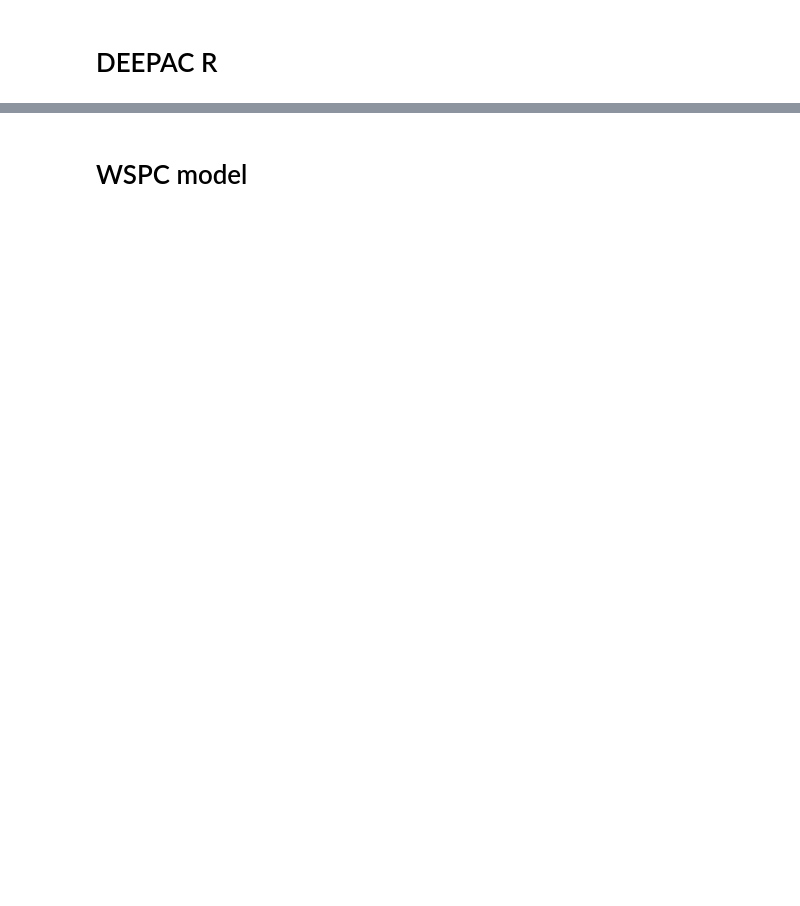
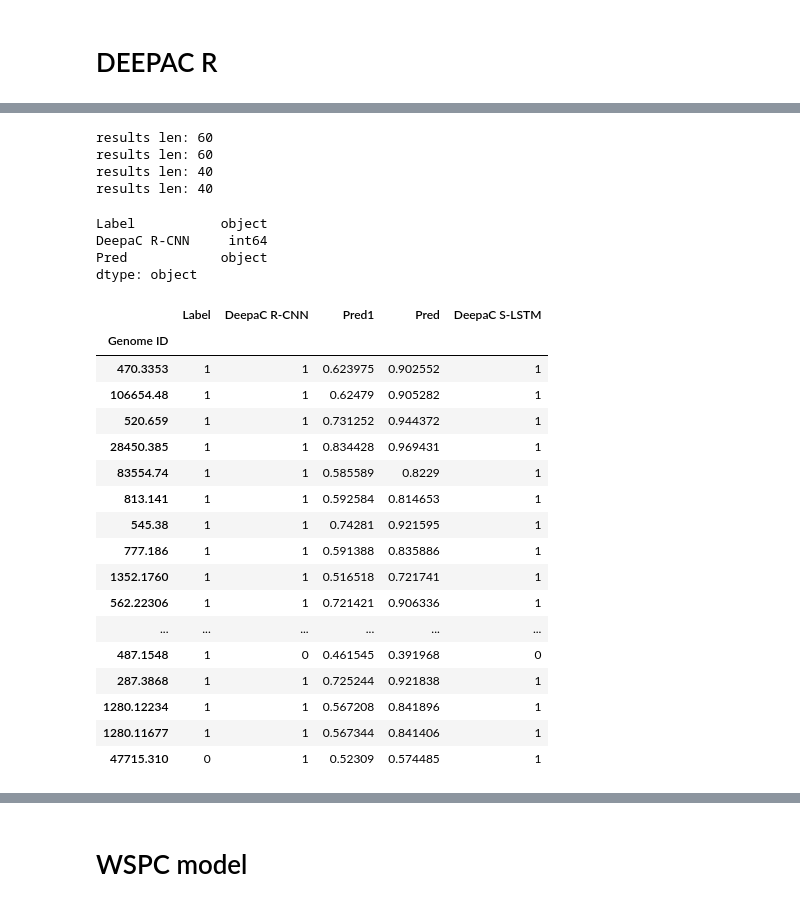
Before and after one commit to shakedna1/wspc_rep, a Jupyter notebook: comp_analysis/Bacpacs/Bacpacs_comparative_analysis.ipynb, the cells around one changed output, grey strips where cells are left out. Saved outputs shown, nothing was run; the diff lists cells and outputs as text; code cells hidden in the pictures; blank space fills up the shorter version.

```diff
--- a/comp_analysis/Bacpacs/Bacpacs_comparative_analysis.ipynb
+++ b/comp_analysis/Bacpacs/Bacpacs_comparative_analysis.ipynb
@@ -132,3 +184,23 @@ def get_deepac_predictions(test_genomes, test_labels, patho_genomes_predictions,
     return deepac_preds_df
+# %%
+def calc_pred_for_file_pairs(readpair_path1, readpair_path2):
+
+    with open(readpair_path1) as f1, open(readpair_path2) as f2:
+        test_1_preds = SeqIO.parse(f1,'fasta')
+        test_2_preds = SeqIO.parse(f2,'fasta')
+
+        return calculate_final_genomes_predictions(test_1_preds, test_2_preds)
+
+    return None
+# %%
+def predict_deepac(patho_path1, patho_path2, nonpatho_path1, nonpatho_path2, bacpacs_dataset, model):
+
+    patho_genomes_predictions = calc_pred_for_file_pairs(patho_path1, patho_path2)
+    non_patho_genomes_predictions = calc_pred_for_file_pairs(nonpatho_path1, nonpatho_path2)
+
+    deepac_preds_df = get_deepac_predictions(bacpacs_dataset.metadata.index, bacpacs_dataset.y,
+                                            patho_genomes_predictions, non_patho_genomes_predictions, model)
+
+    return deepac_preds_df
 # %% [markdown]
 ## deepac s
@@ -254,0 +258,42 @@ all_methods_preds.rename(columns={'bacpacs': BACPACS, 'pathogenfinder': PATHOGEN
+# %%
+lstm_path_patho_read_pair1 = deepac_on_bacpacs_dir_path + 'patho_bacpacs_test1_withp.fasta'
+lstm_path_patho_read_pair2 = deepac_on_bacpacs_dir_path + 'patho_bacpacs_test2_withp.fasta'
+
+lstm_path_nonpatho_read_pair1 = deepac_on_bacpacs_dir_path + 'nonpatho_bacpacs_test1_withp.fasta'
+lstm_path_nonpatho_read_pair2 = deepac_on_bacpacs_dir_path + 'nonpatho_bacpacs_test2_withp.fasta'
+
+deepac_r_preds_df = predict_deepac(lstm_path_patho_read_pair1, lstm_path_patho_read_pair2, lstm_path_nonpatho_read_pair1,
+                   lstm_path_nonpatho_read_pair2, bacpacs_dataset, model=DEEPAC_R)
+# %% [output]
+results len: 60
+results len: 60
+results len: 40
+results len: 40
+# %%
+deepac_r_preds_df.dtypes
+# %% [output]
+Label           object
+DeepaC R-CNN     int64
+Pred            object
+dtype: object
+# %%
+deepac_r_preds_df.join(deepac_s_preds_df[['Pred', DEEPAC_S]], lsuffix='1')
+# %% [output]
+|  | Label | DeepaC R-CNN | Pred1 | Pred | DeepaC S-LSTM |
+| Genome ID |  |  |  |  |  |
+| 470.3353 | 1 | 1 | 0.623975 | 0.902552 | 1 |
+| 106654.48 | 1 | 1 | 0.62479 | 0.905282 | 1 |
+| 520.659 | 1 | 1 | 0.731252 | 0.944372 | 1 |
+| 28450.385 | 1 | 1 | 0.834428 | 0.969431 | 1 |
+| 83554.74 | 1 | 1 | 0.585589 | 0.8229 | 1 |
+| 813.141 | 1 | 1 | 0.592584 | 0.814653 | 1 |
+| 545.38 | 1 | 1 | 0.74281 | 0.921595 | 1 |
+| 777.186 | 1 | 1 | 0.591388 | 0.835886 | 1 |
+| 1352.1760 | 1 | 1 | 0.516518 | 0.721741 | 1 |
+| 562.22306 | 1 | 1 | 0.721421 | 0.906336 | 1 |
+| ... | ... | ... | ... | ... | ... |
+| 487.1548 | 1 | 0 | 0.461545 | 0.391968 | 0 |
+| 287.3868 | 1 | 1 | 0.725244 | 0.921838 | 1 |
+| 1280.12234 | 1 | 1 | 0.567208 | 0.841896 | 1 |
+| 1280.11677 | 1 | 1 | 0.567344 | 0.841406 | 1 |
+| 47715.310 | 0 | 1 | 0.52309 | 0.574485 | 1 |
```
Also changed, not shown: parts of 44 cells of this notebook, 9 other files.
